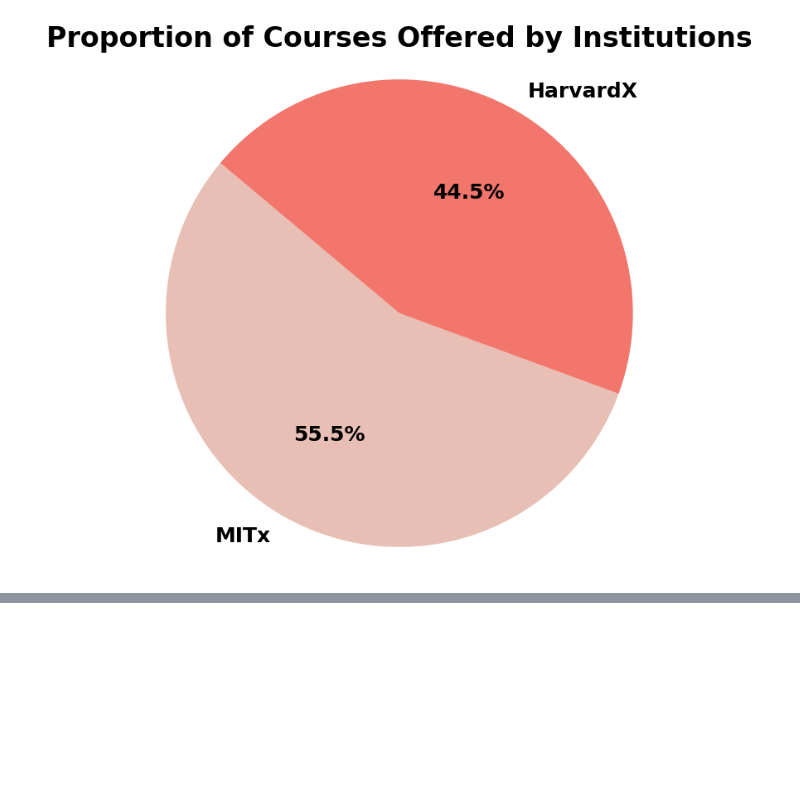
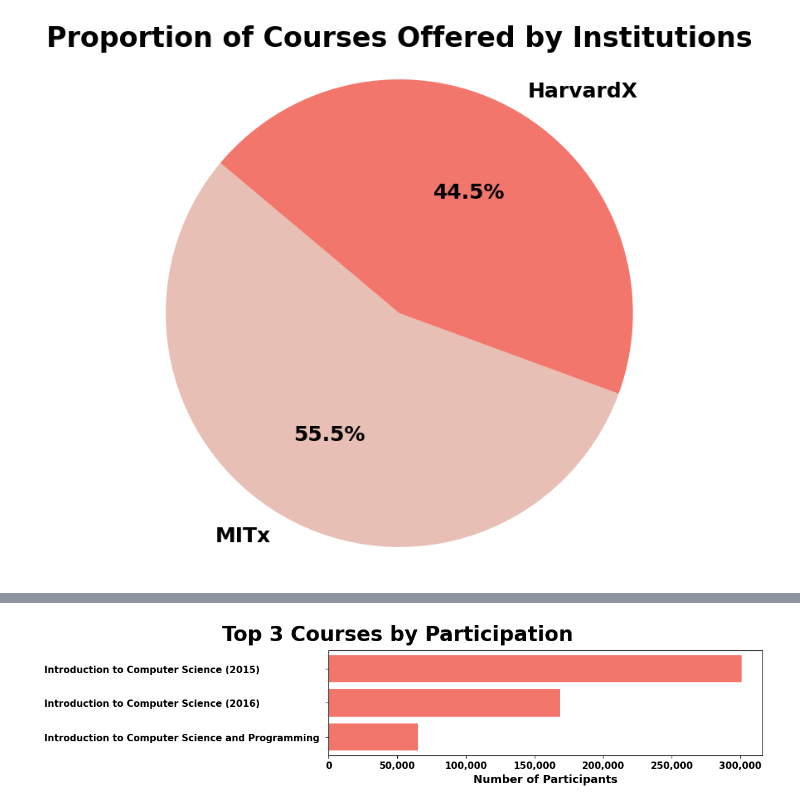
Before and after one commit to DanielaAntosova/Online-Courses-from-Harvard-and-MIT, a Jupyter notebook: hezky_graf_kurzy.ipynb, the cells around one changed output, grey strips where cells are left out. Saved outputs shown, nothing was run; the diff lists cells and outputs as text; code cells hidden in the pictures; blank space fills up the shorter version.

```diff
--- a/hezky_graf_kurzy.ipynb
+++ b/hezky_graf_kurzy.ipynb
@@ -134,0 +105,69 @@ See the caveats in the documentation: https://pandas.pydata.org/pandas-docs/stab
+# %%
+import matplotlib.pyplot as plt
+import pandas as pd
+from matplotlib.ticker import StrMethodFormatter
+
+# Načtení dat z CSV souboru
+data = pd.read_csv("kurzy_cleaned.csv")
+
+# Seřazení dat podle počtu účastníků, sestupně
+data = data.sort_values(by='Participants_(Course_Content_Accessed)', ascending=False)
+
+# Výběr unikátních kurzů (první výskyt každého názvu)
+data = data.drop_duplicates(subset='Course_Title', keep='first')
+
+# Výběr top 3 kurzů s nejvyšším počtem účastníků
+top_3_courses = data.iloc[:3].copy()
+
+# Přidání informací o kurzu (včetně názvu a případně další úpravy)
+top_3_courses['Course_Info'] = top_3_courses['Course_Title']
+top_3_courses['Course_Info'] = top_3_courses['Course_Info'].replace(
+    'Introduction to Computer Science',
+    'Introduction to Computer Science (2015)'
+)
+
+# Vytvoření horizontálního sloupcového grafu
+plt.figure(figsize=(12, 3))  # Nastavení velikosti grafu
+
+# Vykreslení sloupců
+bars = plt.barh(
+    top_3_courses['Course_Info'],  # Popisky osy y (kurzy)
+    top_3_courses['Participants_(Course_Content_Accessed)'],  # Hodnoty osy x (počet účastníků)
+    color='#F2766B'  # Barva sloupců
+)
+
+# Přidání hlavního nadpisu grafu (ručně umístěného)
+plt.text(0.16, 1.15,  # Souřadnice textu relativně k grafu
+         'Top 3 Courses by Participation',  # Text nadpisu
+         fontsize=24, fontweight='bold',
+         transform=plt.gca().transAxes,  # Transformace pro relativní pozicování
+         ha='center', va='center')  # Zarovnání
+
+# Popisky os
+plt.xlabel('Number of Participants', fontsize=13, fontweight='bold')
+plt.yticks(fontsize=11, fontweight='bold', ha='left')
+
+# Posunutí popisků osy y pro lepší čitelnost
+plt.gca().tick_params(axis='y', pad=330)
+
+# Na ose x formátování čísel pro oddělení tisíců čárkou
+plt.gca().xaxis.set_major_formatter(StrMethodFormatter('{x:,.0f}'))
+
+# Zvýraznění čísel na ose x
+plt.gca().tick_params(axis='x', labelsize=11)
+for label in plt.gca().get_xticklabels():
+    label.set_fontweight('bold')
+
+# Obrácení pořadí osy y, aby nejpopulárnější kurz byl nahoře
+plt.gca().invert_yaxis()
+
+# Automatické zarovnání prvků v grafu
+plt.tight_layout()
+
+# Uložení grafu jako obrázku ve formátu PNG
+plt.savefig("top_3_courses.png", dpi=300, bbox_inches='tight')
+
+# Zobrazení grafu
+plt.show()
+# %% [output]
+[figure, added]
```
Also changed, not shown: parts of 2 cells of this notebook, 2 other files.
